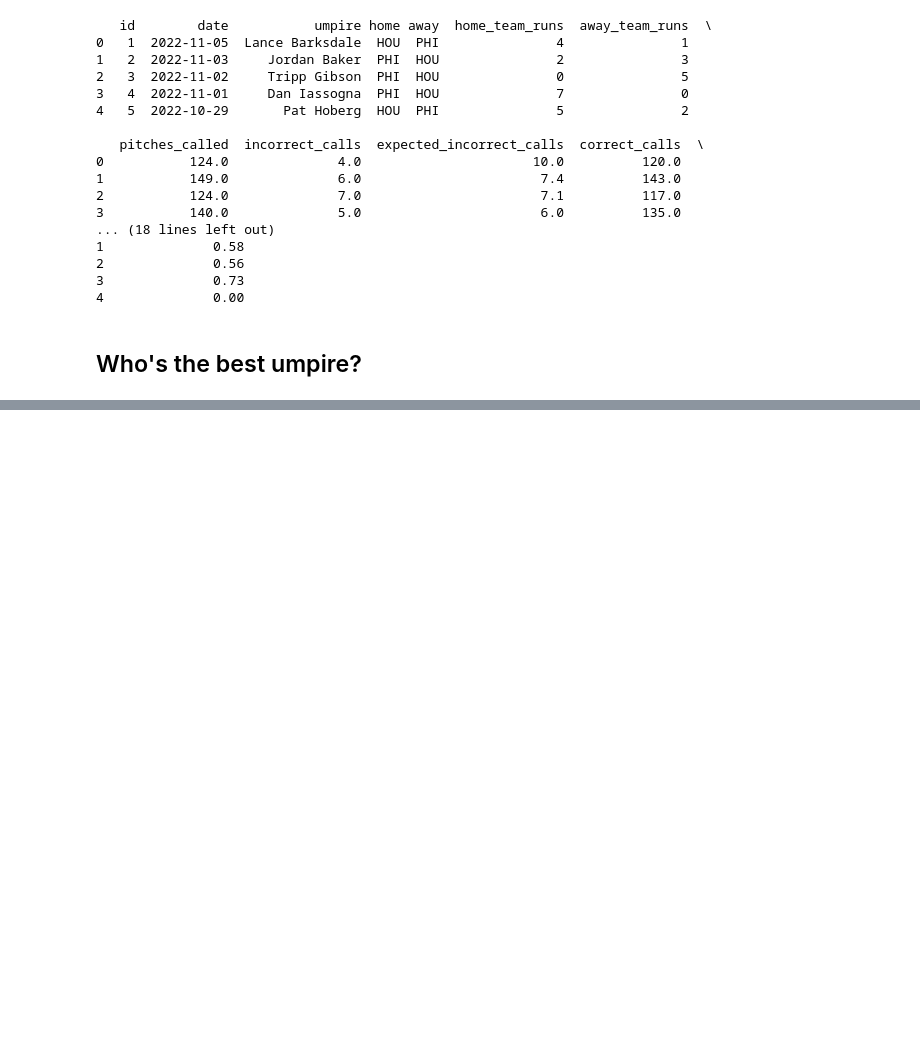
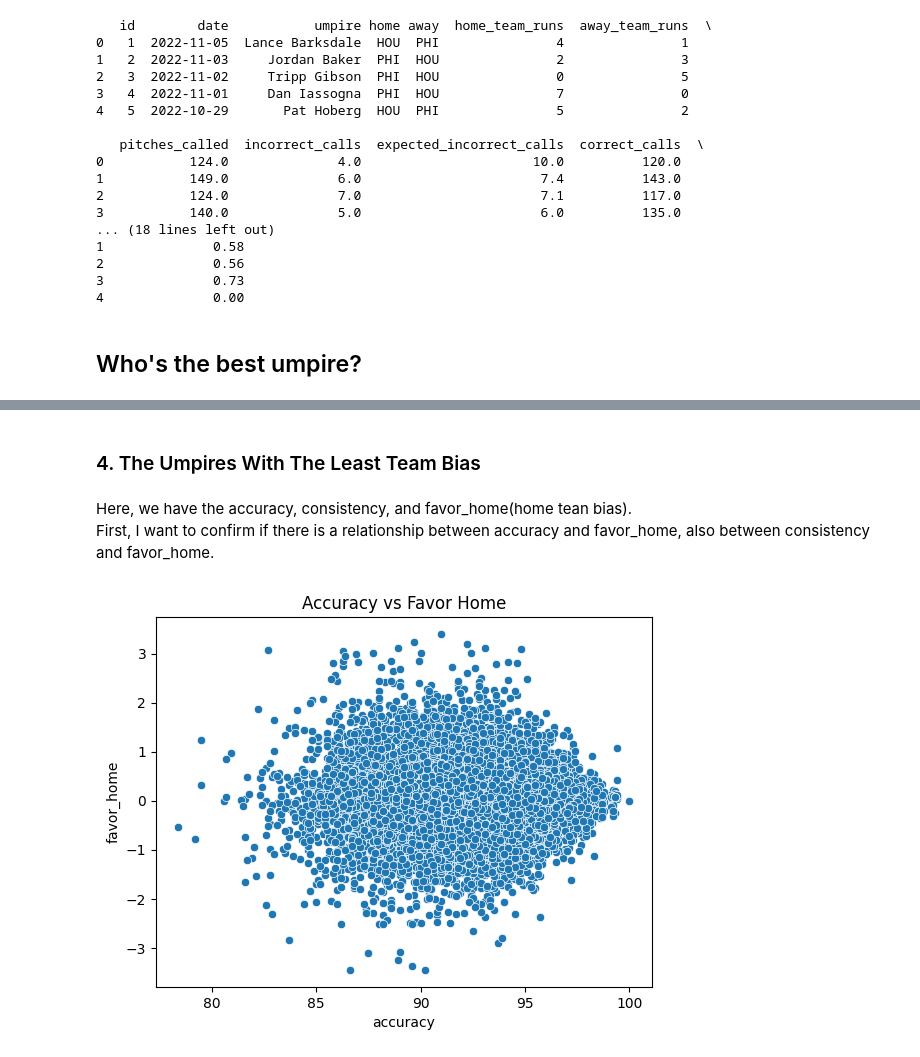
Before and after one commit to suguru-o5/ds-0924, a Jupyter notebook: ds202/finalprpject/baseball_umpire_analysis.ipynb, the cells around one changed output, grey strips where cells are left out. Saved outputs shown, nothing was run; the diff lists cells and outputs as text; code cells hidden in the pictures; blank space fills up the shorter version.

```diff
--- a/ds202/finalprpject/baseball_umpire_analysis.ipynb
+++ b/ds202/finalprpject/baseball_umpire_analysis.ipynb
@@ -201,0 +352,32 @@ finally:
+# %% [markdown]
+### 4. The Umpires With The Least Team Bias
+# %% [markdown]
+Here, we have the accuracy, consistency, and favor_home(home tean bias).
+First, I want to confirm if there is a relationship between accuracy and favor_home, also between consistency and favor_home.
+# %%
+try:
+    conn = get_connection()
+    query = (
+        sql.SQL(
+            """
+            SELECT accuracy, consistency, favor_home
+            FROM {};
+            """
+        )
+        .format(sql.Identifier(table_name))
+        .as_string(conn)
+    )
+    data = pd.read_sql_query(query, conn)
+
+except psycopg2.Error as e:
+    print("Error: ", e)
+
+finally:
+    cur.close()
+    conn.close()
+# %%
+sns.scatterplot(data=data, x="accuracy", y="favor_home")
+plt.title("Accuracy vs Favor Home")
+plt.show()
+# %% [output]
+[figure, added]
```
Also changed, not shown: parts of 46 cells of this notebook.
